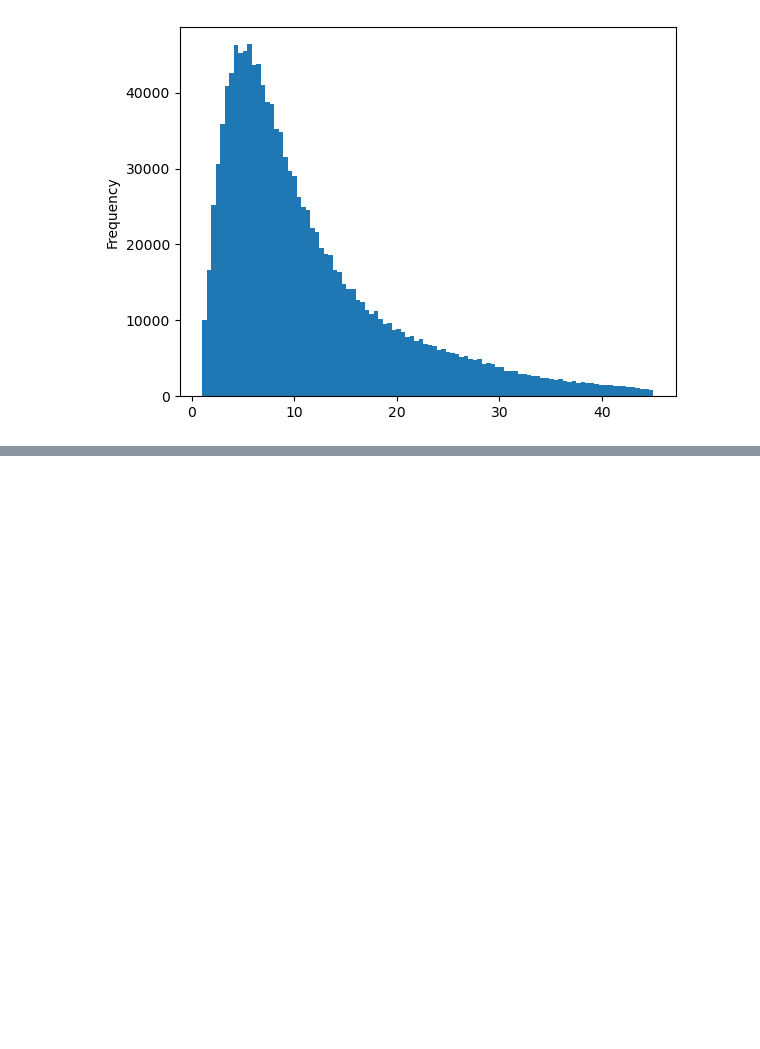
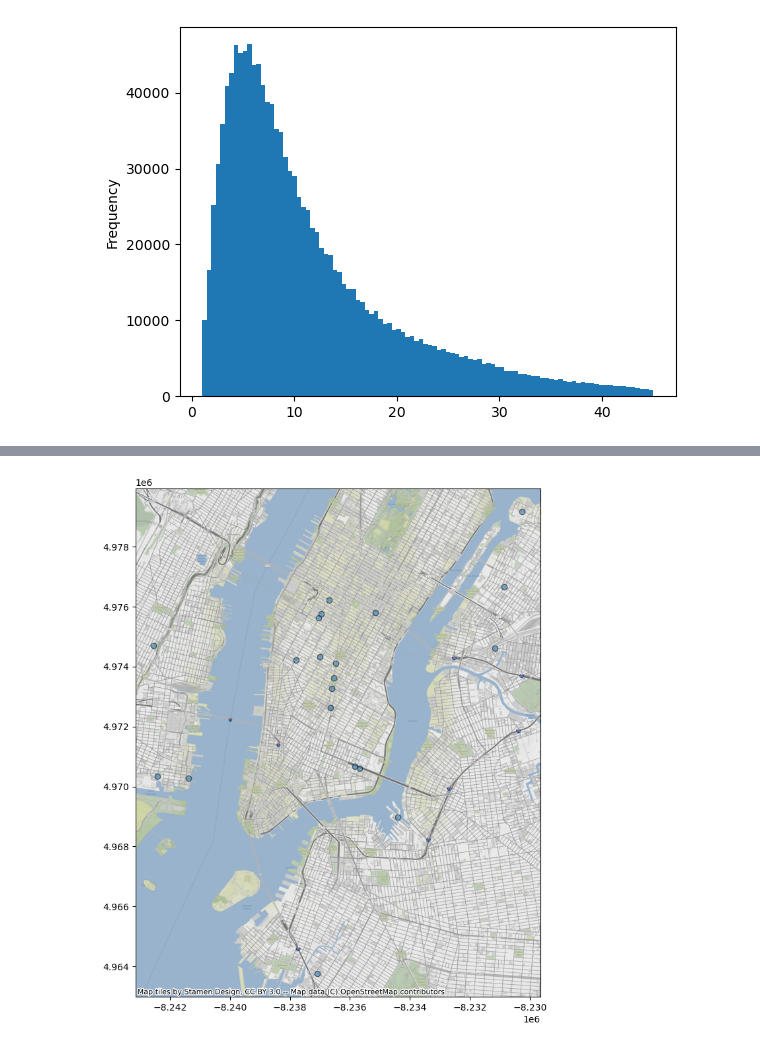
Before and after one commit to AdrianHauser/Advanced-Spatial-Analysis-II, a Jupyter notebook: Data_Challenge.ipynb, the cells around one changed output, grey strips where cells are left out. Saved outputs shown, nothing was run; the diff lists cells and outputs as text; code cells hidden in the pictures; blank space fills up the shorter version.

Commit message:
Data Challenge

```diff
--- a/Data_Challenge.ipynb
+++ b/Data_Challenge.ipynb
@@ -123,0 +125,13 @@ df.distance.median()
+# %%
+# 13. Plot a map indicating the 10 most and least active stations.
+
+# Get activity measure: Occurence of the station in start or stop
+
+# Make a dataframe containing all stations and their geometries
+start_stations = df[['start station id', 'start station longitude', 'start station latitude']]
+end_stations =df[['end station id', 'end station longitude', 'end station latitude']]
+
+start_stations.rename(columns={'start station id':'station_id', 'start station longitude':'lon', 'start station latitude':'lat'}, inplace=True)
+end_stations.rename(columns={'end station id':'station_id', 'end station longitude':'lon', 'end station latitude':'lat'}, inplace=True)
+
+stations = pd.concat([start_stations, end_stations])
@@ -123,0 +147,8 @@ df.distance.median()
+# %%
+stations_count = stations.groupby(['station_id', 'lon', 'lat']).size().to_frame('activity').reset_index()
+stations_active = stations_count.nsmallest(10, 'activity')
+stations_active = pd.concat([stations_active, stations_count.nlargest(10, 'activity')])
+# %%
+
+gdfe = gpd.GeoDataFrame(
+    stations_active, geometry=gpd.points_from_xy(stations_active.lon, stations_active.lat))
@@ -123,0 +157,9 @@ df.distance.median()
+# %%
+import contextily as cx
+gdfe = gdfe.set_crs('epsg:4326')
+gdfe = gdfe.to_crs(3857)
+ax = gdfe.plot(figsize=(10, 10), alpha=0.5, edgecolor='k')
+
+cx.add_basemap(ax, zoom=15)
+# %% [output]
+[figure, added]
```
Also changed, not shown: parts of 9 cells of this notebook.
